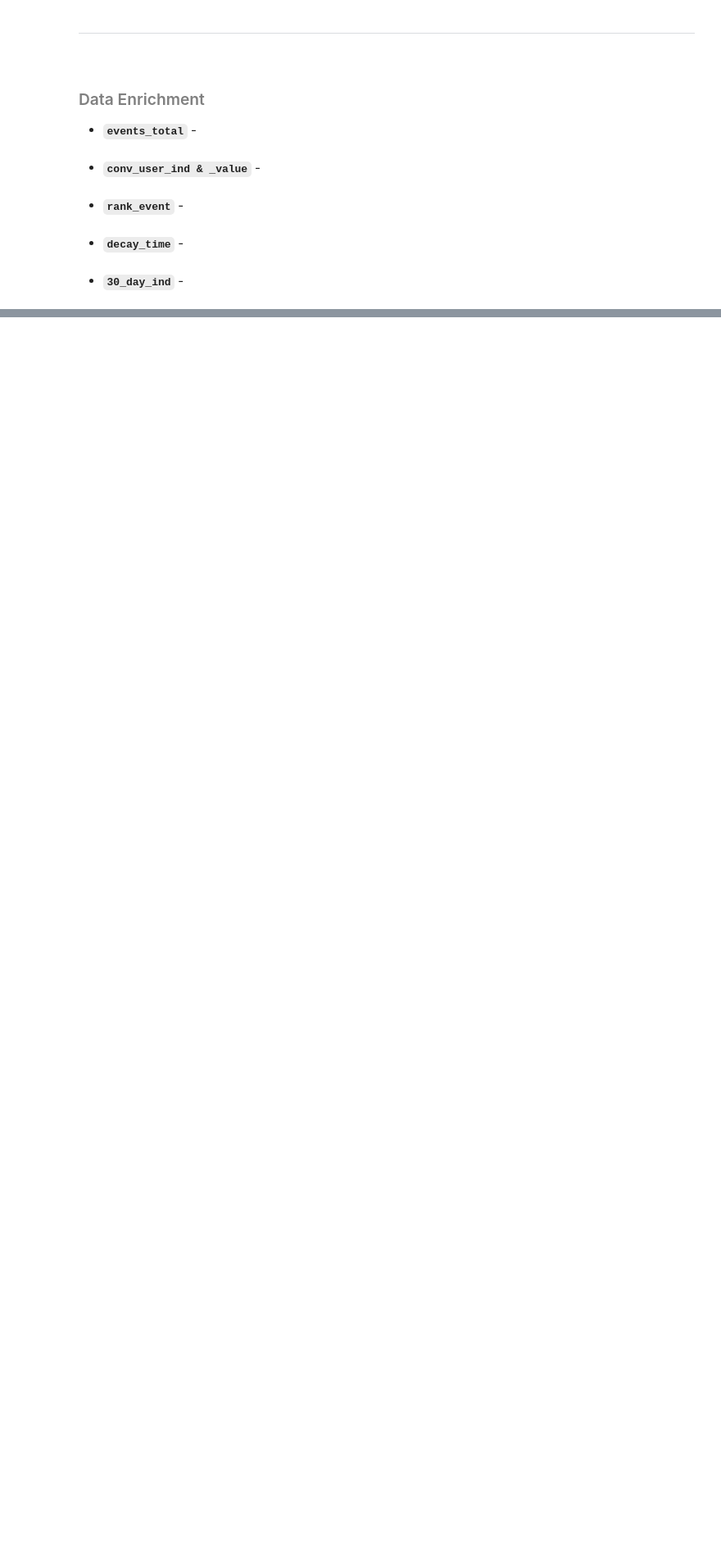
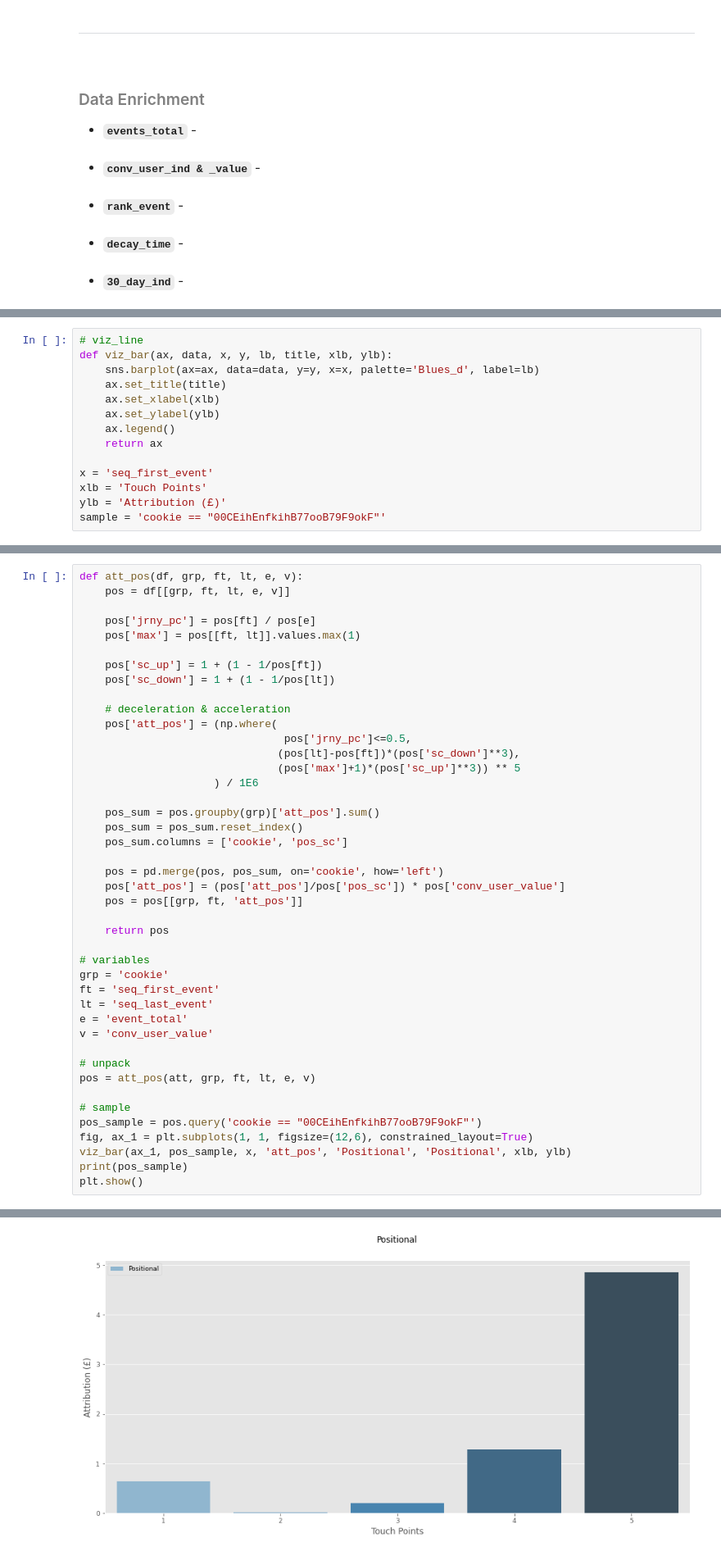
Before and after one commit to martin-mallon/Attribution-Models, a Jupyter notebook: Attribution_Models/attribution_model.ipynb, the cells around one changed output, grey strips where cells are left out. Shown at 82% size. Drawn from its saved outputs; the diff is of its cells as text; blank space fills up the shorter version.

```diff
--- a/Attribution_Models/attribution_model.ipynb
+++ b/Attribution_Models/attribution_model.ipynb
@@ -172 +186,15 @@ att.query('cookie == "00EEFkC3oF309k7DFBkAkkEkC"')
+# %%
+# viz_line
+def viz_bar(ax, data, x, y, lb, title, xlb, ylb):
+    sns.barplot(ax=ax, data=data, y=y, x=x, palette='Blues_d', label=lb)
+    ax.set_title(title)
+    ax.set_xlabel(xlb)
+    ax.set_ylabel(ylb)
+    ax.legend()
+    return ax
+
+x = 'seq_first_event'
+xlb = 'Touch Points'
+ylb = 'Attribution (£)'
+sample = 'cookie == "00CEihEnfkihB77ooB79F9okF"'
 # %% [markdown]
@@ -218,0 +360,44 @@ df
+# %%
+def att_pos(df, grp, ft, lt, e, v):
+    pos = df[[grp, ft, lt, e, v]]
+
+    pos['jrny_pc'] = pos[ft] / pos[e]
+    pos['max'] = pos[[ft, lt]].values.max(1)
+
+    pos['sc_up'] = 1 + (1 - 1/pos[ft])
+    pos['sc_down'] = 1 + (1 - 1/pos[lt])
+
+    # deceleration & acceleration
+    pos['att_pos'] = (np.where(
+                                pos['jrny_pc']<=0.5,
+                               (pos[lt]-pos[ft])*(pos['sc_down']**3),
+                               (pos['max']+1)*(pos['sc_up']**3)) ** 5
+                     ) / 1E6
+
+    pos_sum = pos.groupby(grp)['att_pos'].sum()
+    pos_sum = pos_sum.reset_index()
+    pos_sum.columns = ['cookie', 'pos_sc']
+
+    pos = pd.merge(pos, pos_sum, on='cookie', how='left')
+    pos['att_pos'] = (pos['att_pos']/pos['pos_sc']) * pos['conv_user_value']
+    pos = pos[[grp, ft, 'att_pos']]
+
+    return pos
+
+# variables
+grp = 'cookie'
+ft = 'seq_first_event'
+lt = 'seq_last_event'
+e = 'event_total'
+v = 'conv_user_value'
+
+# unpack
+pos = att_pos(att, grp, ft, lt, e, v)
+
+# sample
+pos_sample = pos.query('cookie == "00CEihEnfkihB77ooB79F9okF"')
+fig, ax_1 = plt.subplots(1, 1, figsize=(12,6), constrained_layout=True)
+viz_bar(ax_1, pos_sample, x, 'att_pos', 'Positional', 'Positional', xlb, ylb)
+print(pos_sample)
+plt.show()
+# %% [output]
@@ -218,0 +410 @@ df
+[figure, added]
```
Also changed, not shown: parts of 18 cells of this notebook, 1 other file.
